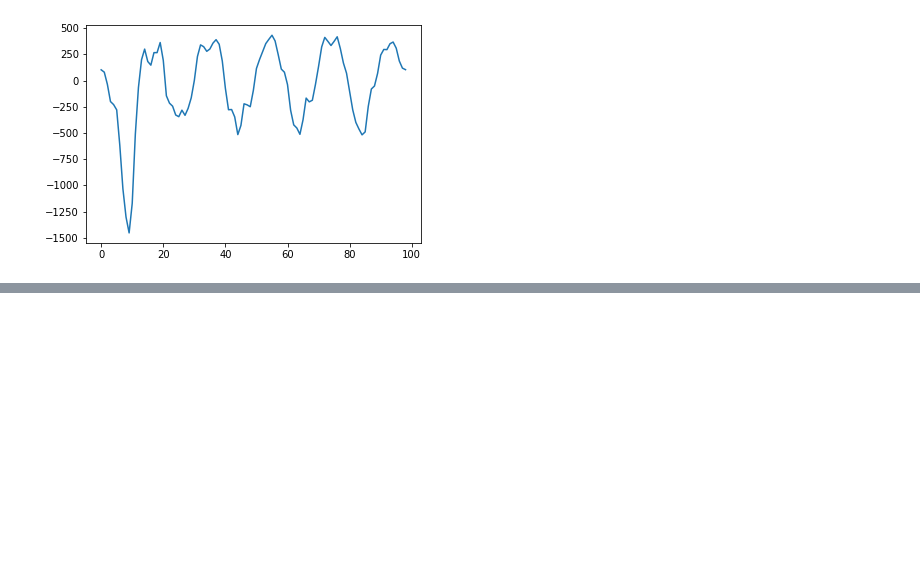
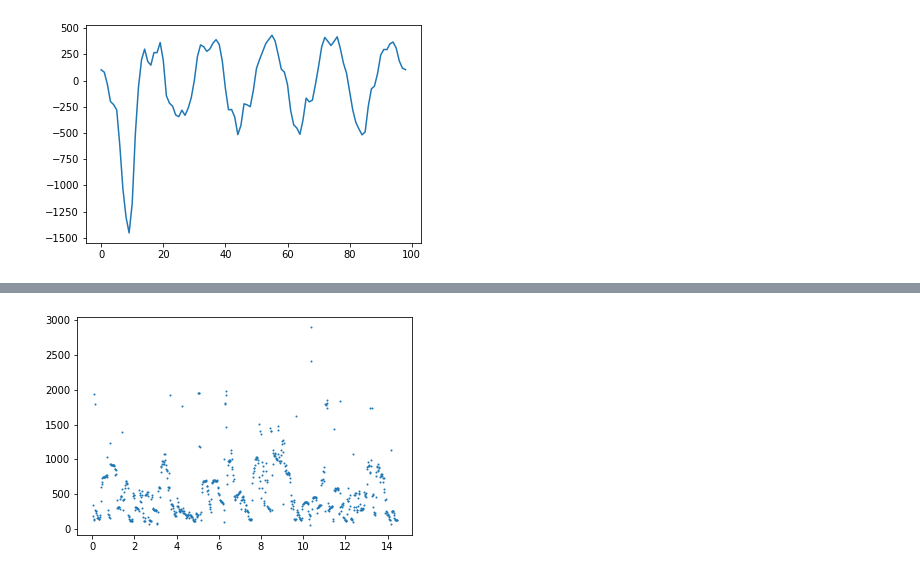
Before and after one commit to EvanSamaa/jali_sing, a Jupyter notebook: Singing Analysis.ipynb, the cells around one changed output, grey strips where cells are left out. Drawn from its saved outputs; the diff is of its cells as text; code cells hidden in the pictures; blank space fills up the shorter version.

```diff
--- a/Singing Analysis.ipynb
+++ b/Singing Analysis.ipynb
@@ -250,3 +205,0 @@ def format_conversion_m4a2wav(file_name:str):
-# %%
-k = Music_note.freq2note(1000)
-for i in range(0, )
@@ -254,0 +208,8 @@ B6
+# %%
+snd = parselmouth.Sound("E:/ten_videos/rolling_in_the_deep/rolling_in_the_deep_1/audio.mp3")
+# %%
+formant = snd.to_formant_burg(time_step = dt * 2)
+pitch = snd.to_pitch(time_step = time_step, pitch_ceiling = 1000)
+strength = pitch.selected_array["strength"]
+frequency = pitch.selected_array["frequency"]
+print(formant)
@@ -254,0 +229,15 @@ B6
+# %%
+# print(formant.get_value_at_time(1, 0.2))
+# print(formant.get_bandwidth_at_time(1, 0.2))
+xs = formant.xs()
+formant_arr = np.zeros((len(xs)-3, 3))
+for i in range(0, formant_arr.shape[0]):
+    for j in range(1, 4):
+        formant_arr[i, j-1] = formant.get_value_at_time(j, xs[i])
+# %%
+for i in range(0, 1):
+    plt.plot(formant.xs()[:len(xs)-3], formant_arr[:, i], "o", markersize=1)
+# plt.plot(pitch.xs(), frequency)
+# plt.plot(pitch.xs(), frequency * 2)
+# %% [output]
+[figure, added]
```
Also changed, not shown: parts of 12 cells of this notebook, 2 other files.
